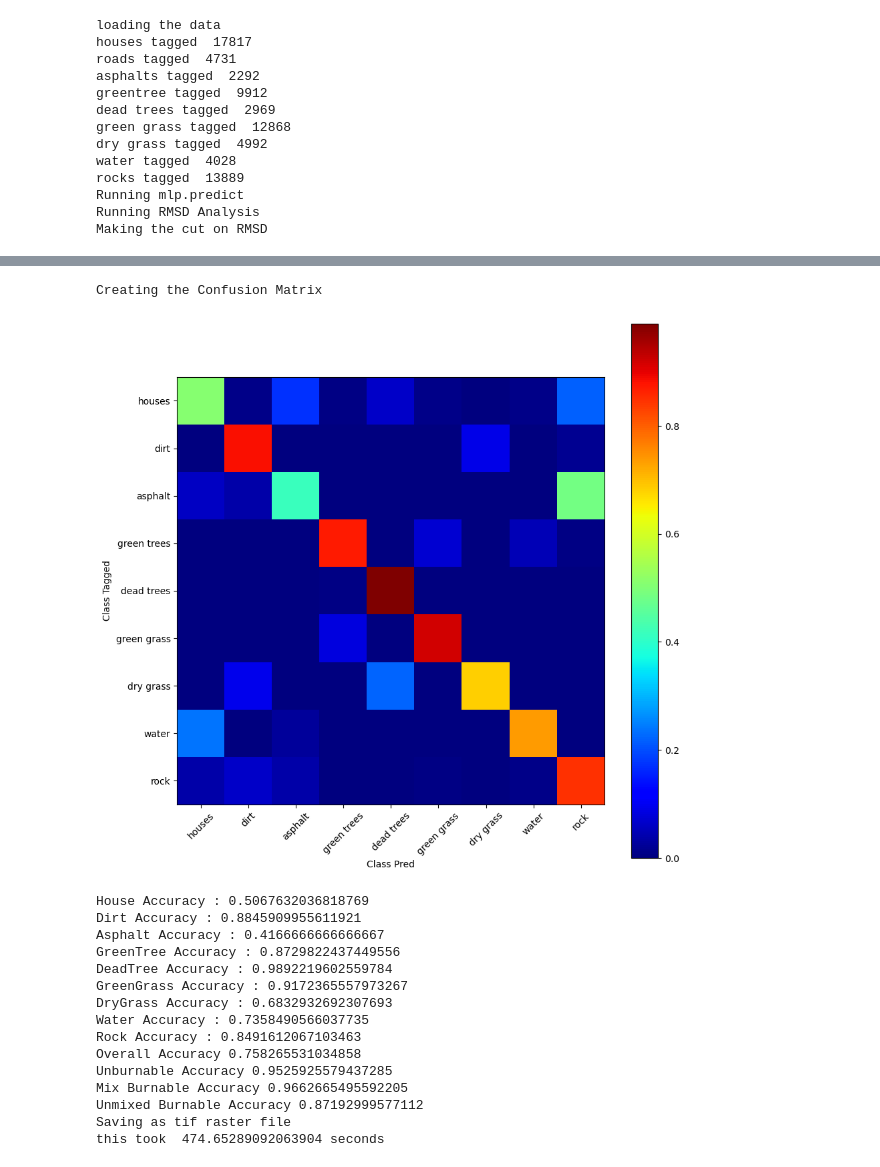
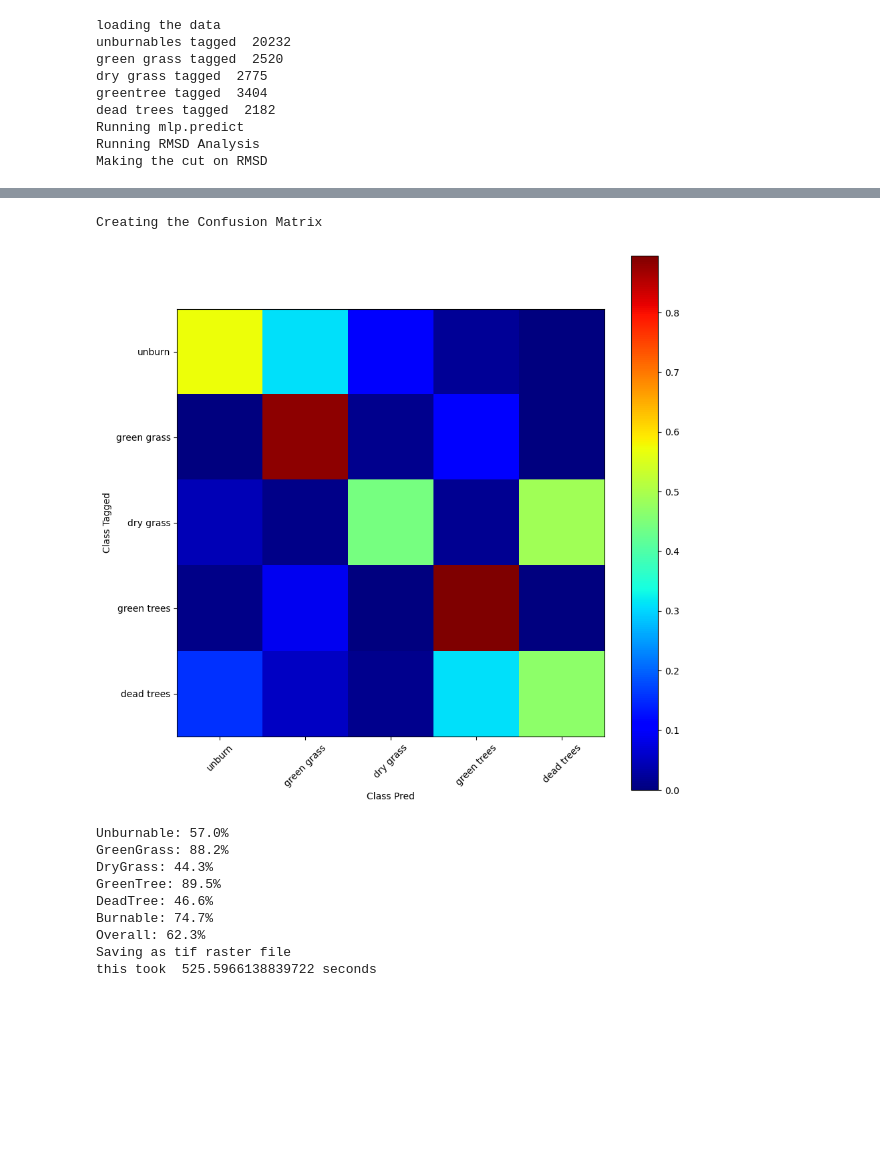
Before and after one commit to wtoslac/fuelmap, a Jupyter notebook: MLP_Fuelmap_SingleMap.ipynb, the cells around one changed output, grey strips where cells are left out. Saved outputs shown, nothing was run; the diff lists cells and outputs as text; code cells hidden in the pictures; blank space fills up the shorter version.

```diff
--- a/MLP_Fuelmap_SingleMap.ipynb
+++ b/MLP_Fuelmap_SingleMap.ipynb
@@ -14,6 +14,6 @@ First release of the the MLP_Fuelmap_SingleMap 2/14/2023 by wto@csustan.edu
 # Load Libraries
 %run Fuelmap.ipynb
 ## Defining cut parameters
-RMSD_CUT = 12 #15.472021
+RMSD_CUT = 10 #15.472021
 # %% [output]
 Loaded LoadTrainingData()
@@ -182,10 +137,9 @@ this took  508.15949535369873 seconds
 start = time.time()
 
 #define your input and output files
-imageFile2='/data/wto/AerialImages/hxip_m_3711955_nw_11_100.tif'
-tagFile2='hxip_m_3711955_nw_11_100_agfeb11.tif'
-outFile2="hxip_m_3711955_nw_11_100_NNRMSD.tif"
-
+imageFile2='/data/wto/AerialImages/hxip_m_3711961_ne_11_100.tif'
+tagFile2='hxip_m_3711961_ne_11_100_wtag_Dec23.tif'
+outFile2='hxip_m_3711961_ne_11_100_NNRMSD.tif'
 
 print("loading the data")
 tmp, tmp, tmp, tmp, X_matrix2, X_flat2, Y_matrix2, Y_flat2  = LoadTrainingData( imageFile2,tagFile2)
@@ -208,15 +162,15 @@ NIR_RMS_f2 = NIR_RMS2.flatten()
 
 print("Making the cut on RMSD")
 NIR_RMS2_4 = []
-NIR_RMS2_6 = []
+NIR_RMS2_2 = []
 for i in range(len(NIR_RMS_f2)):
     if(Y_flat2[i] == 4): NIR_RMS2_4.append(NIR_RMS_f2[i])
-    if(Y_flat2[i] == 6): NIR_RMS2_6.append(NIR_RMS_f2[i])
+    if(Y_flat2[i] == 2): NIR_RMS2_2.append(NIR_RMS_f2[i])
     if ( NIR_RMS_f2[i]<RMSD_CUT and Y_predict2[i]==4 ):
-        Y_predict2[i]=6
+        Y_predict2[i]=2
 
 rmsd_bins= np.arange(0,50,0.25)
-plt.hist(NIR_RMS2_6, rmsd_bins, alpha=0.5, label='Green Grass', color='r', density = True)
+plt.hist(NIR_RMS2_2, rmsd_bins, alpha=0.5, label='Green Grass', color='r', density = True)
 plt.xlabel("RMS Deviation [pixel intensity]")
 plt.ylabel("Frequency [unitless]")
 plt.hist(NIR_RMS2_4, rmsd_bins, alpha=0.5, label='Green Trees', color='b',density = True)
@@ -234,37 +188,33 @@ for i in range(len(cm)):
     cm_norm.append(row)
 cm_norm= np.array(cm_norm)
 
-fulltargets =['houses', 'dirt', 'asphalt', 'green trees', 'dead trees', 'green grass','dry grass', 'water','rock']
+fulltargets =['unburn', 'green grass','dry grass', 'green trees', 'dead trees']
 
 fig = plt.figure(figsize = (10,10))
 ax = fig.add_axes([0.1, 0.1, 0.8, 0.8])
-plt.imshow(cm_norm,cmap='jet',extent=[0.5,9.5,0.5,9.5])
+plt.imshow(cm_norm,cmap='jet',extent=[0.5,5.5,0.5,5.5])
 plt.colorbar()
 
 plt.xlabel("Class Pred")
-ax.set_xticks([1,2,3,4,5,6,7,8,9])
+ax.set_xticks([1,2,3,4,5])
 ax.set_xticklabels(fulltargets)
 plt.xticks(rotation = 45)
 plt.ylabel("Class Tagged")
-ax.set_yticks([1,2,3,4,5,6,7,8,9])
+ax.set_yticks([1,2,3,4,5])
 ax.set_yticklabels(fulltargets[::-1])
 plt.show()
-############ End Confusion Matrix Test###########
+############ End Confusion Matrix ###########
 
 PrintAcc(Y_predict2,Y_flat2)
 SavePredictTif(Y_predict2,imageFile2,outFile2)
 print('this took ', time.time()-start, 'seconds')
 # %% [output]
 loading the data
-houses tagged  17817
-roads tagged  4731
-asphalts tagged  2292
-greentree tagged  9912
-dead trees tagged  2969
-green grass tagged  12868
-dry grass tagged  4992
-water tagged  4028
-rocks tagged  13889
+unburnables tagged  20232
+green grass tagged  2520
+dry grass tagged  2775
+greentree tagged  3404
+dead trees tagged  2182
 Running mlp.predict
 Running RMSD Analysis
 Making the cut on RMSD
@@ -272,20 +222,14 @@ Making the cut on RMSD
 Creating the Confusion Matrix
-[figure, old version]
+[figure, new version]
-House Accuracy : 0.5067632036818769
-Dirt Accuracy : 0.8845909955611921
-Asphalt Accuracy : 0.4166666666666667
-GreenTree Accuracy : 0.8729822437449556
-DeadTree Accuracy : 0.9892219602559784
-GreenGrass Accuracy : 0.9172365557973267
-DryGrass Accuracy : 0.6832932692307693
-Water Accuracy : 0.7358490566037735
-Rock Accuracy : 0.8491612067103463
-Overall Accuracy 0.758265531034858
-Unburnable Accuracy 0.9525925579437285
-Mix Burnable Accuracy 0.9662665495592205
-Unmixed Burnable Accuracy 0.87192999577112
+Unburnable: 57.0%
+GreenGrass: 88.2%
+DryGrass: 44.3%
+GreenTree: 89.5%
+DeadTree: 46.6%
+Burnable: 74.7%
+Overall: 62.3%
 Saving as tif raster file
-this took  474.65289092063904 seconds
+this took  525.5966138839722 seconds
 # %%
 ########## Probabilities Analysis from mlp.predict_proba()
 ### This code block makes the probability histogram using the training data.
```
Also changed, not shown: parts of 6 cells of this notebook, 2 other files.
